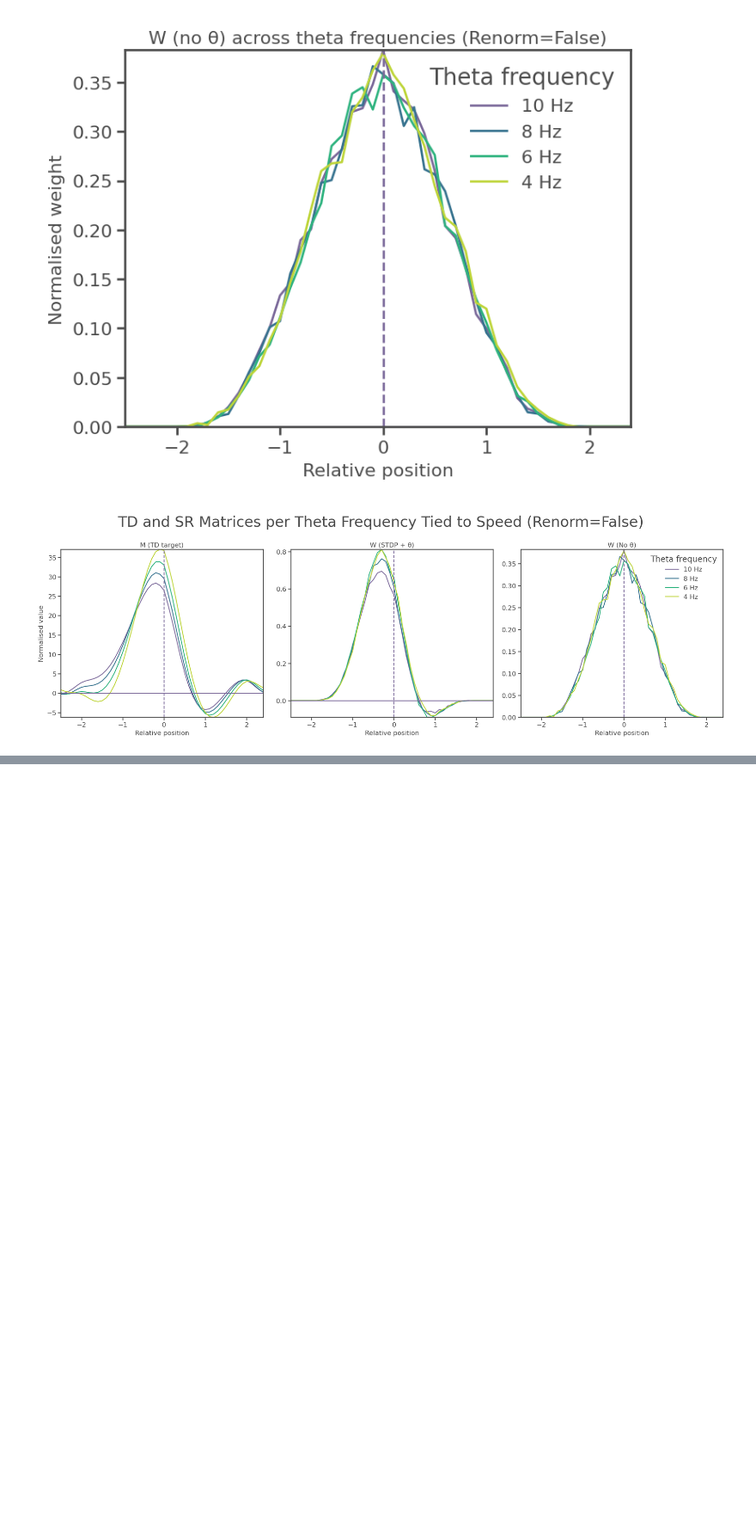
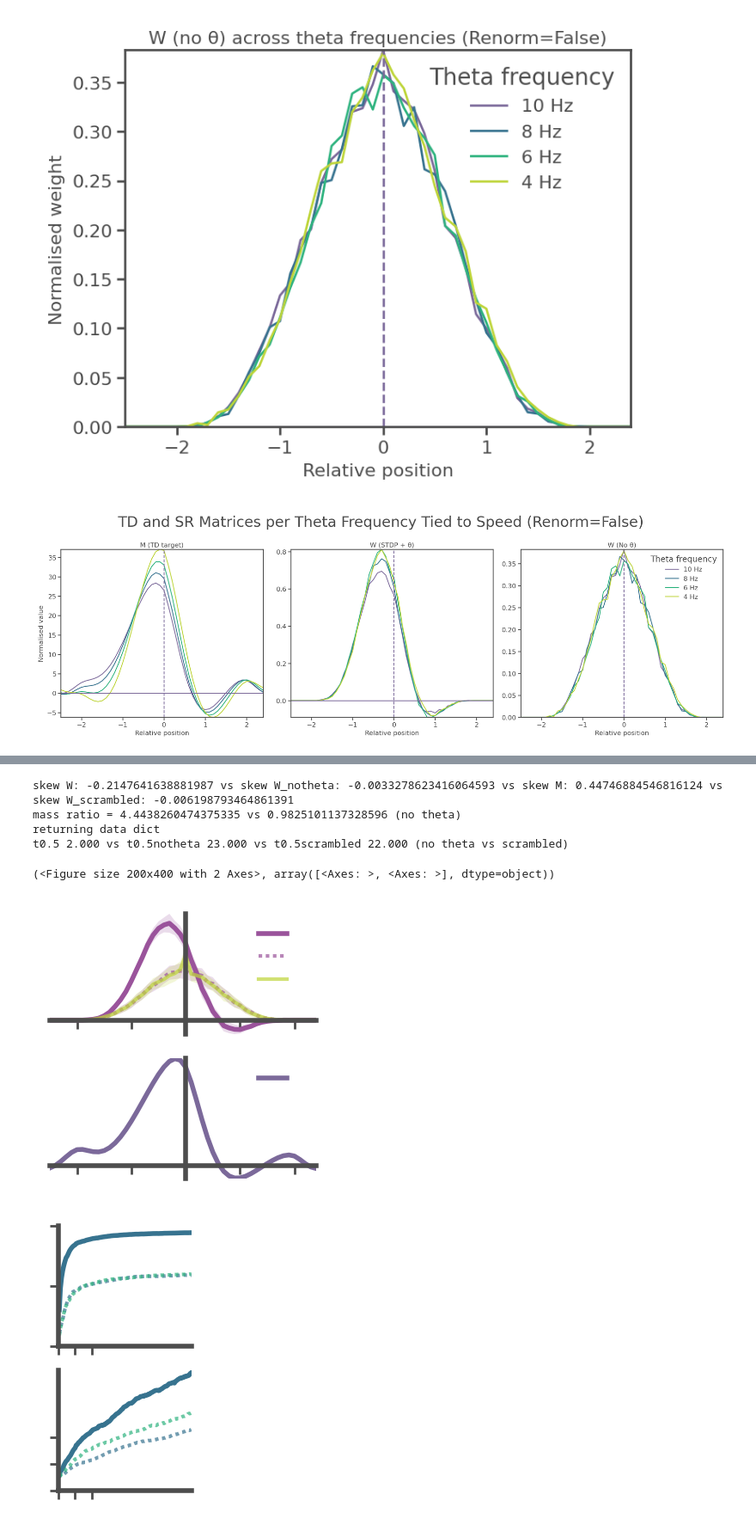
Before and after one commit to LiviaStein1/STDP_Theta, a Jupyter notebook: STDP-SR_scripts/OneLoop_replicate.ipynb, the cells around one changed output, grey strips where cells are left out. Shown at 86% size. Cells and saved outputs as stored; diff of their text form; code cells hidden in the pictures; blank space fills up the shorter version.

```diff
--- a/STDP-SR_scripts/OneLoop_replicate.ipynb
+++ b/STDP-SR_scripts/OneLoop_replicate.ipynb
@@ -998,0 +1138,13 @@ plt.show()
+# %%
+#
+#Plot combined plots
+plotter.plotMAveraged(time=None, x_ticks=None, plot_no_theta=True, color='C7',ylim=None, renorm=True, return_data=True)
+plotter.plotMetrics(total_time=None, x_ticks=None)
+# %% [output]
+skew W: -0.2147641638881987 vs skew W_notheta: -0.0033278623416064593 vs skew M: 0.44746884546816124 vs skew W_scrambled: -0.006198793464861391
+mass ratio = 4.4438260474375335 vs 0.9825101137328596 (no theta)
+returning data dict
+t0.5 2.000 vs t0.5notheta 23.000 vs t0.5scrambled 22.000 (no theta vs scrambled)
+(<Figure size 200x400 with 2 Axes>, array([<Axes: >, <Axes: >], dtype=object))
+[figure, added]
+[figure, added]
```
Also changed, not shown: parts of 8 cells of this notebook.
